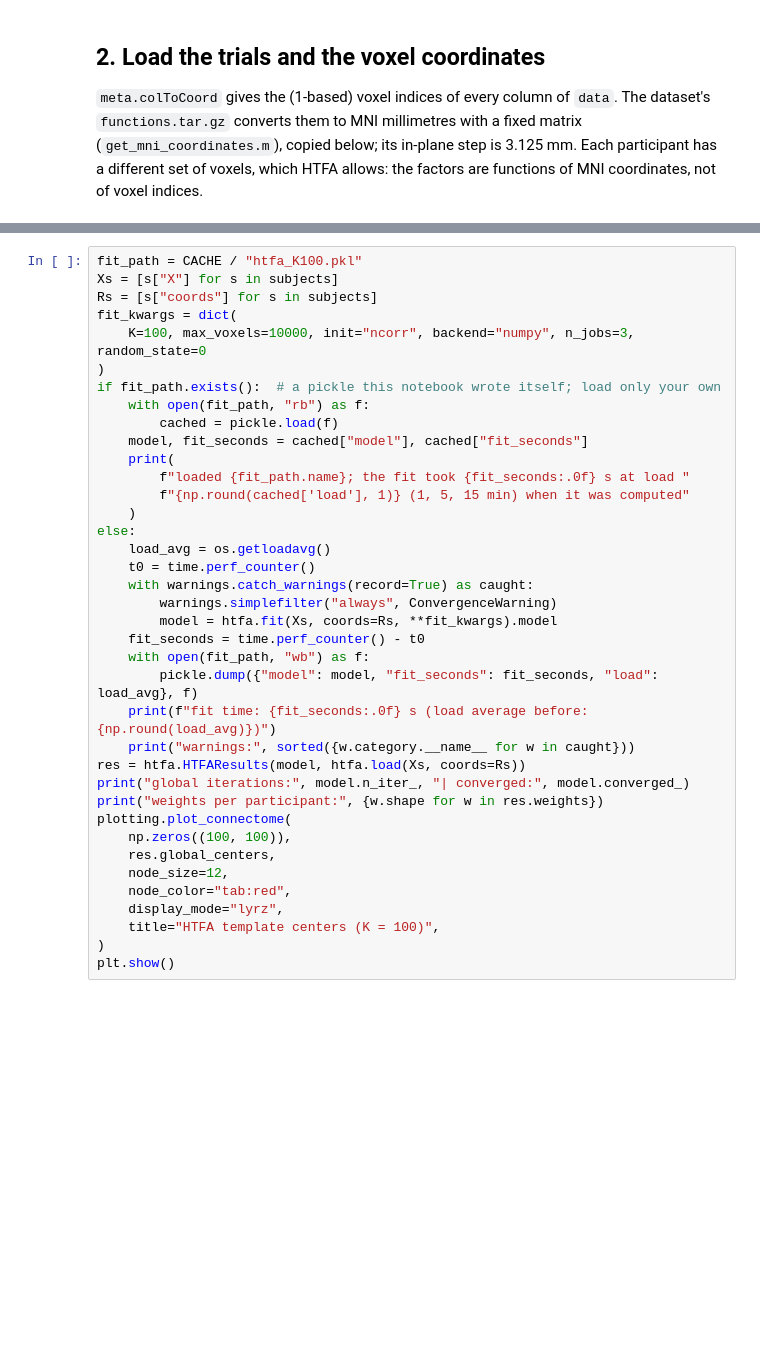
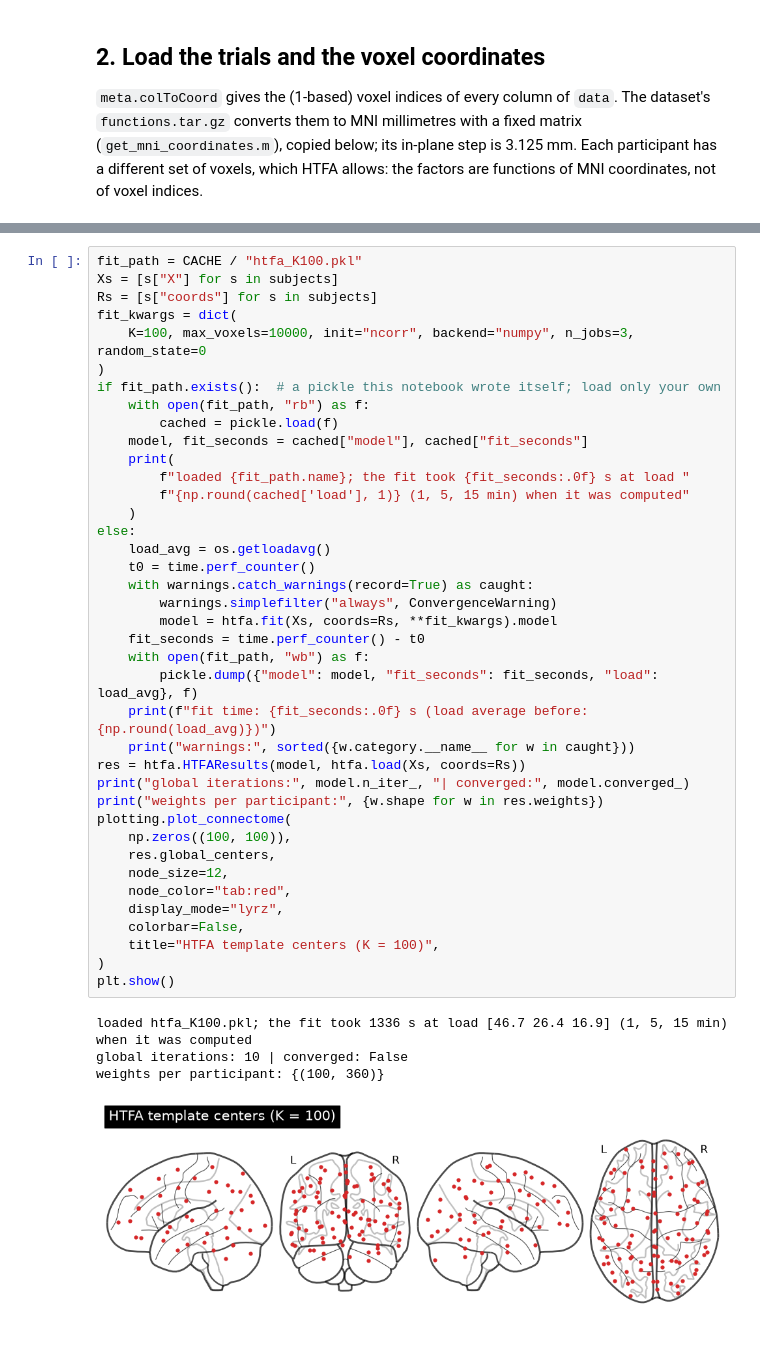
Before and after one commit to ContextLab/htfa, a Jupyter notebook: docs/tutorials/09_word_decoding_mitchell2008.ipynb, the cells around one changed output, grey strips where cells are left out. Drawn from its saved outputs; the diff is of its cells as text; blank space fills up the shorter version.

```diff
--- a/docs/tutorials/09_word_decoding_mitchell2008.ipynb
+++ b/docs/tutorials/09_word_decoding_mitchell2008.ipynb
@@ -166,33 +185,39 @@ if fit_path.exists():  # a pickle this notebook wrote itself; load only your own
     with open(fit_path, "rb") as f:
         cached = pickle.load(f)
     model, fit_seconds = cached["model"], cached["fit_seconds"]
     print(
         f"loaded {fit_path.name}; the fit took {fit_seconds:.0f} s at load "
         f"{np.round(cached['load'], 1)} (1, 5, 15 min) when it was computed"
     )
 else:
     load_avg = os.getloadavg()
     t0 = time.perf_counter()
     with warnings.catch_warnings(record=True) as caught:
         warnings.simplefilter("always", ConvergenceWarning)
         model = htfa.fit(Xs, coords=Rs, **fit_kwargs).model
     fit_seconds = time.perf_counter() - t0
     with open(fit_path, "wb") as f:
         pickle.dump({"model": model, "fit_seconds": fit_seconds, "load": load_avg}, f)
     print(f"fit time: {fit_seconds:.0f} s (load average before: {np.round(load_avg)})")
     print("warnings:", sorted({w.category.__name__ for w in caught}))
 res = htfa.HTFAResults(model, htfa.load(Xs, coords=Rs))
 print("global iterations:", model.n_iter_, "| converged:", model.converged_)
 print("weights per participant:", {w.shape for w in res.weights})
 plotting.plot_connectome(
     np.zeros((100, 100)),
     res.global_centers,
     node_size=12,
     node_color="tab:red",
     display_mode="lyrz",
+    colorbar=False,
     title="HTFA template centers (K = 100)",
 )
 plt.show()
+# %% [output]
+loaded htfa_K100.pkl; the fit took 1336 s at load [46.7 26.4 16.9] (1, 5, 15 min) when it was computed
+global iterations: 10 | converged: False
+weights per participant: {(100, 360)}
+[figure, added]
 # %% [markdown]
 ## 4. One weight vector per word
 
```
Also changed, not shown: parts of 33 cells of this notebook.
